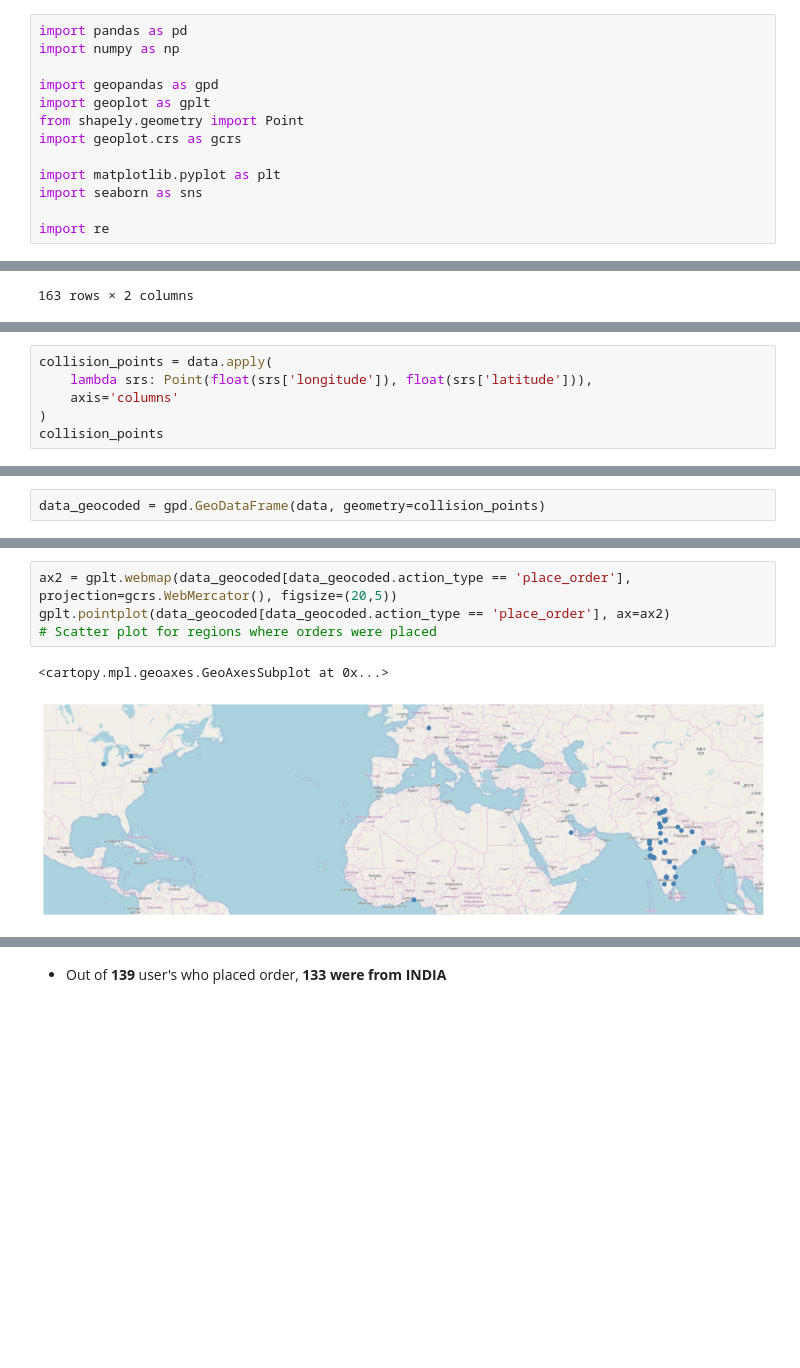
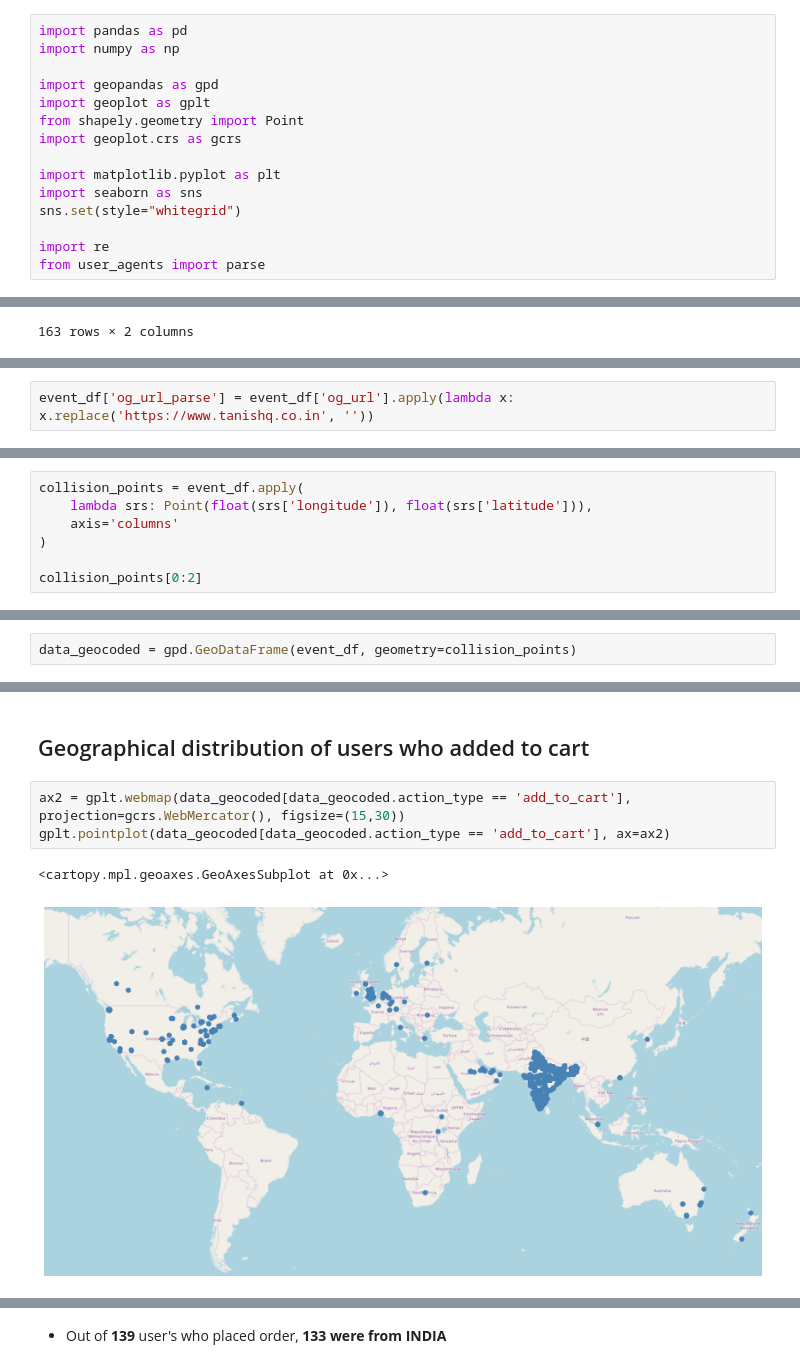
Before and after one commit to cs145442/pet-projects, a Jupyter notebook: yfret/segmenting-users-based-on-browsing-activity.ipynb, the cells around one changed output, grey strips where cells are left out. Saved outputs shown, nothing was run; the diff lists cells and outputs as text; blank space fills up the shorter version.

```diff
--- a/yfret/segmenting-users-based-on-browsing-activity.ipynb
+++ b/yfret/segmenting-users-based-on-browsing-activity.ipynb
@@ -9,8 +9,10 @@ import geoplot.crs as gcrs
 
 import matplotlib.pyplot as plt
 import seaborn as sns
+sns.set(style="whitegrid")
 
 import re
+from user_agents import parse
 # %% [markdown]
 Let us load the tanishq_products.csv and tanishq_event_data.csv into DataFrames
 # %%
@@ -162,0 +148,2 @@ Index(['_id', 'additional_image', 'adult', 'availability_date', 'avlble',
+# %%
+event_df['og_url_parse'] = event_df['og_url'].apply(lambda x: x.replace('https://www.tanishq.co.in', ''))
@@ -163,7 +173,8 @@ Index(['_id', 'additional_image', 'adult', 'availability_date', 'avlble',
 # %%
-collision_points = data.apply(
+collision_points = event_df.apply(
     lambda srs: Point(float(srs['longitude']), float(srs['latitude'])),
     axis='columns'
 )
-collision_points
+
+collision_points[0:2]
 # %% [output]
@@ -182,2 +184,2 @@ Length: 801810, dtype: object
 # %%
-data_geocoded = gpd.GeoDataFrame(data, geometry=collision_points)
+data_geocoded = gpd.GeoDataFrame(event_df, geometry=collision_points)
@@ -199,7 +192,8 @@ gplt.pointplot(data_geocoded, ax=ax)
+# %% [markdown]
+## Geographical distribution of users who added to cart
 # %%
-ax2 = gplt.webmap(data_geocoded[data_geocoded.action_type == 'place_order'], projection=gcrs.WebMercator(), figsize=(20,5))
-gplt.pointplot(data_geocoded[data_geocoded.action_type == 'place_order'], ax=ax2)
-# Scatter plot for regions where orders were placed
+ax2 = gplt.webmap(data_geocoded[data_geocoded.action_type == 'add_to_cart'], projection=gcrs.WebMercator(), figsize=(15,30))
+gplt.pointplot(data_geocoded[data_geocoded.action_type == 'add_to_cart'], ax=ax2)
 # %% [output]
 <cartopy.mpl.geoaxes.GeoAxesSubplot at 0x...>
-[figure, old version]
+[figure, new version]
```
Also changed, not shown: parts of 40 cells of this notebook, 1 other file.
